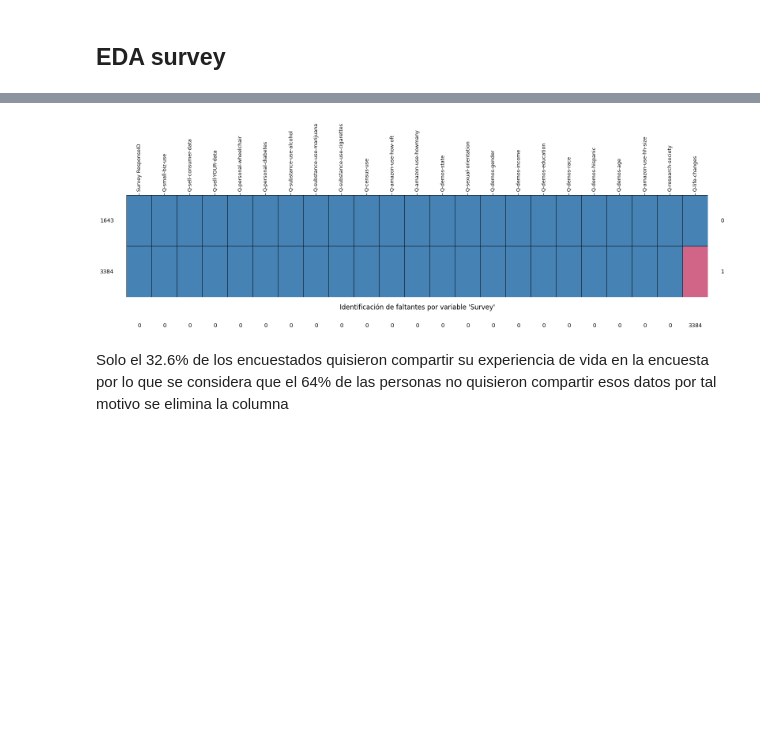
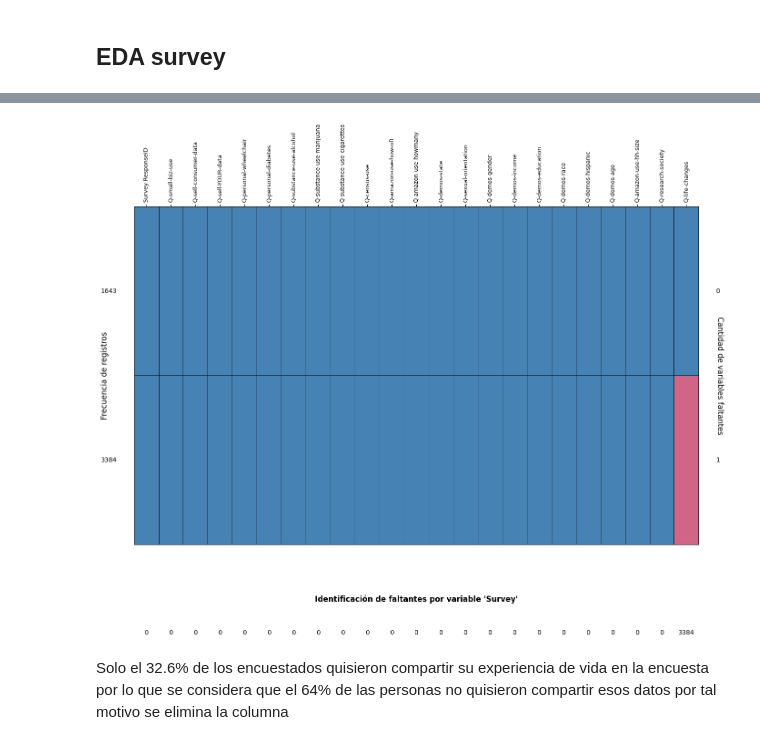
Before and after one commit to Th-msc-data-2026-ujav/Segmentacion-de-clientes-Samsung-SioW-SoW-y-Pow, a Jupyter notebook: segmentacion de clientes/segmentacion_clientes.ipynb, the cells around one changed output, grey strips where cells are left out. Drawn from its saved outputs; the diff is of its cells as text; code cells hidden in the pictures; blank space fills up the shorter version.

```diff
--- a/segmentacion de clientes/segmentacion_clientes.ipynb
+++ b/segmentacion de clientes/segmentacion_clientes.ipynb
@@ -326,14 +334,97 @@ Data columns (total 23 columns):
 dtypes: object(23)
 memory usage: 903.4+ KB
 # %%
-grafico_faltantes_original(
-    survey,
+# (Tus pasos 1 al 4 se mantienen exactamente iguales)
+missing_matrix = survey.isnull()
+patrones = (
+    missing_matrix.groupby(list(missing_matrix.columns))
+    .size()
+    .reset_index(name="Frecuencia_Filas")
+)
+patrones["Total_Faltantes_Por_Patron"] = patrones[survey.columns].sum(
+    axis=1
+)
+patrones = patrones.sort_values(
+    by=["Total_Faltantes_Por_Patron", "Frecuencia_Filas"],
+    ascending=[True, False],
+)
+columnas_ordenadas = missing_matrix.sum().sort_values().index
+
+matriz_plot = patrones[columnas_ordenadas].copy()
+conteos_filas = patrones["Frecuencia_Filas"].values
+conteos_cols_patron = patrones["Total_Faltantes_Por_Patron"].values
+conteos_totales_cols = missing_matrix.sum().sort_values().values
+
+# 5. DIBUJAR EL GRÁFICO
+fig, ax = plt.subplots(figsize=(14, 12))
+cmap = sns.color_palette(["#4682B4", "#D16587"])
+
+sns.heatmap(
+    matriz_plot,
+    cmap=cmap,
+    cbar=False,
+    linewidths=0.5,
+    linecolor="black",
+    ax=ax,
+    yticklabels=False,
+)
+
+ax.xaxis.tick_top()
+ax.set_xticklabels(columnas_ordenadas, rotation=90, fontsize=9)
+
+# ==========================================
+# NUEVO: ETIQUETAS PRINCIPALES DE LOS EJES Y
+# ==========================================
+# Etiqueta para el eje Y Izquierdo (añadimos padding para que no choque con los números)
+ax.set_ylabel("Frecuencia de registros", fontsize=12, labelpad=40)
+
+# Crear un eje espejo en la derecha para poder ponerle etiqueta de texto
+ax_derecho = ax.twinx()
+ax_derecho.set_yticks([])  # Quitamos las marcas de graduación
+ax_derecho.set_ylabel(
+    "Cantidad de variables faltantes", fontsize=12, labelpad=40, rotation=270
+)
+# ==========================================
+
+# 7. AGREGAR LOS NÚMEROS DE LOS BORDES
+# Eje Izquierdo: Frecuencia de filas con ese patrón
+# Nota: Cambié un poco el -0.5 a -0.7 para darle espacio a la nueva etiqueta
+for i, count in enumerate(conteos_filas):
+    ax.text(-0.7, i + 0.5, str(count), va="center", ha="right", fontsize=10)
+
+# Eje Derecho: Cuántas variables faltan en esa fila/patrón
+for i, count in enumerate(conteos_cols_patron):
+    ax.text(
+        len(columnas_ordenadas) + 0.7,
+        i + 0.5,
+        str(count),
+        va="center",
+        ha="left",
+        fontsize=10,
+    )
+
+# Eje Inferior: Total de faltantes por cada variable independiente
+for j, count in enumerate(conteos_totales_cols):
+    ax.text(
+        j + 0.5,
+        len(patrones) + 0.5,
+        str(count),
+        va="top",
+        ha="center",
+        fontsize=10,
+    )
+
+# Título inferior (Se aumenta un poco el valor de 'y' negativo por las etiquetas nuevas)
+plt.title(
     "Identificación de faltantes por variable 'Survey'",
-    "figura_2.png",
-    figsize=(16, 6)
+    y=-0.18,
+    fontsize=12,
+    fontweight="bold",
 )
+plt.tight_layout()
+plt.show()
 # %% [output]
-[figure, old version]
+[figure, new version]
 # %% [markdown]
 Solo el 32.6% de los encuestados quisieron compartir su experiencia de vida en la encuesta por lo que se considera que el 64% de las personas no quisieron compartir esos datos por tal motivo se elimina la columna
 # %%
```
Also changed, not shown: parts of 5 cells of this notebook.
